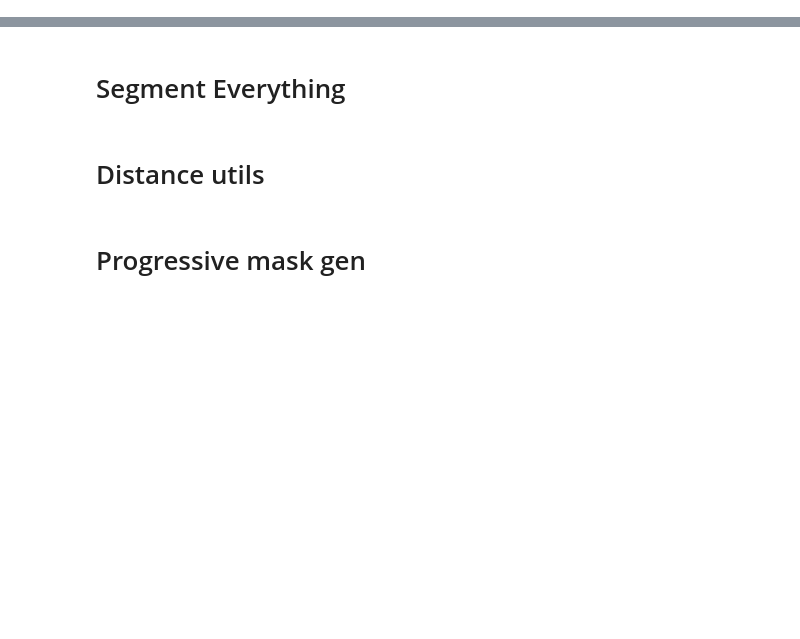
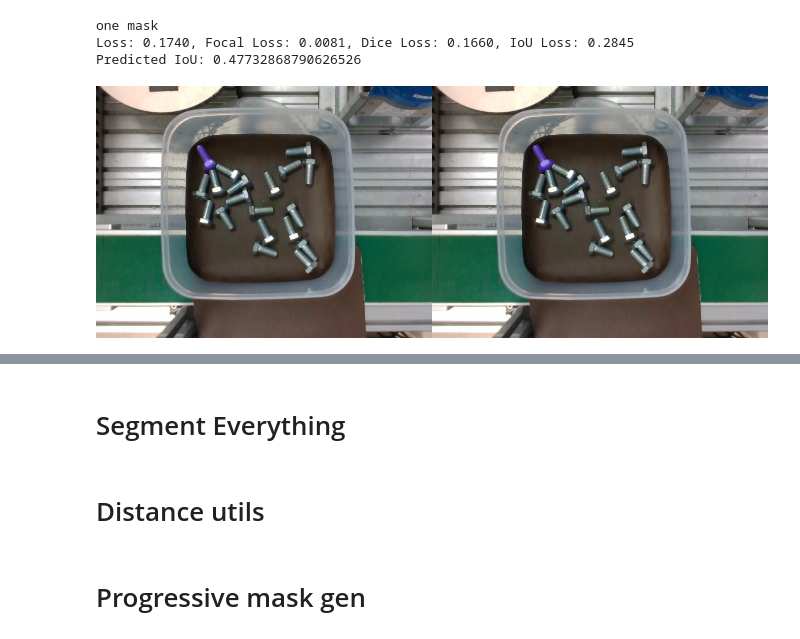
Before and after one commit to andrew-healey/sam-fine-tuning, a Jupyter notebook: ft-train.test.ipynb, the cells around one changed output, grey strips where cells are left out. Cells and saved outputs as stored; diff of their text form; code cells hidden in the pictures; blank space fills up the shorter version.

```diff
--- a/ft-train.test.ipynb
+++ b/ft-train.test.ipynb
@@ -21,6 +21,8 @@ vit_r = 8
 
 # train the image encoder's patch embedding CNN? Highly recommended.
 vit_patch_embed = True
+
+num_refinement_steps = 0
 
 """
 TRAINING
@@ -46,6 +48,8 @@ growth_radius = 15
 
 # train on semantic segmentation or point/box-to-mask?
 tasks = ["sem_seg","point","box","cls"]
+
+points_per_mask = 1
 # %%
 import sys
 import os
@@ -128,7 +179,7 @@ if grow_masks:
     grow_dataset_masks(train_dataset,growth_radius=growth_radius)
     grow_dataset_masks(valid_dataset,growth_radius=growth_radius)
 # %%
-from fine_tune.common import SamBoxDataset, SamPointDataset, SamNextMaskDataset, RandomPointDataset, SamSemSegDataset, SamComboDataset, get_max_iou_masks
+from fine_tune.common import SamBoxDataset, SamPointDataset, SamNextMaskDataset, RandomPointDataset, SamDummyMaskDataset, SamSemSegDataset, SamComboDataset, get_max_iou_masks
 
 import torch
 device = torch.device('cuda:0')
@@ -140,6 +191,7 @@ dataset_makers = {
     "box": lambda ds: SamBoxDataset(ds,predictor,device),
     "point": lambda ds: SamPointDataset(ds,predictor,device,points_per_mask=1),
     "cls": lambda ds: SamMidasBinaryClassification(ds,predictor,device),
+    "dummy": lambda ds: SamDummyMaskDataset(ds,predictor,device),
 }
 
 def prep_datasets(ds):
@@ -159,7 +211,8 @@ import numpy as np
 initial_lr = 2e-4
 weight_decay = 0.1
 
-warmup_steps = 25000
+
+warmup_steps = 500
 total_steps = 150_000
 batch_size = 5 # perform gradient accumulation for this--they do 256 images per batch.
 log_period = 200 # a few batches
@@ -431,6 +536,7 @@ cfg = {
     "num_classes": num_classes,
     "tasks": tasks,
     "use_valid": use_valid,
+    "num_refinement_steps": num_refinement_steps,
 }
 
 with open(f'cfg_{run_num}.json', 'w') as f:
@@ -455,55 +575,85 @@ evaluate()
 # %%
 from random import randint
-idx = randint(0,len(valid_curr_dataset)-1)
 
-decoder_input, gt_masks, gt_cls_logits, (input_size,original_size), img, (unresized_img,resized_img) = valid_curr_dataset[idx]
+v_c_ds = valid_curr_dataset
+idx = randint(0,len(v_c_ds)-1)
+
+decoder_input, gt_masks, gt_cls_logits, (input_size,original_size), img, (unresized_img,resized_img) = v_c_ds[idx]
+has_fresh_prompt = True
+num_refinements_left = num_refinement_steps
 new_input = {**decoder_input}
-print("one mask" if len(gt_masks) == 1 else "multiple masks")
+while has_fresh_prompt:
+    has_fresh_prompt = False
 
-with torch.no_grad():
-    if use_cnn:
-        cnn_embedding = cnn_sam(unresized_img,resized_img)[0]
-        curr_embedding = decoder_input["image_embeddings"]
-        new_input["image_embeddings"] = curr_embedding + cnn_embedding
-    low_res_masks, iou_predictions, cls_pred_logits = mask_decoder(**new_input)
+    print("one mask" if len(gt_masks) == 1 else "multiple masks")
 
-# upscaled_masks = F.interpolate(low_res_masks, size=img.shape[:2], mode="bilinear", align_corners=False)
-upscaled_masks = predictor.model.postprocess_masks(low_res_masks, input_size, original_size).to(device)
-binary_masks = normalize(threshold(upscaled_masks + 0.1, 0.0, 0)).to(device)[0,:,:,:]
+    with torch.no_grad():
+        if use_cnn:
+            cnn_embedding = cnn_sam(unresized_img,resized_img)[0]
+            curr_embedding = decoder_input["image_embeddings"]
+            new_input["image_embeddings"] = curr_embedding + cnn_embedding
+        low_res_masks, iou_predictions, cls_pred_logits = mask_decoder(**new_input)
 
-max_idx = torch.argmax(iou_predictions).item()
-iou = iou_predictions[max_idx].item()
+    # upscaled_masks = F.interpolate(low_res_masks, size=img.shape[:2], mode="bilinear", align_corners=False)
+    upscaled_masks = predictor.model.postprocess_masks(low_res_masks, input_size, original_size).to(device)
+    binary_masks = normalize(threshold(upscaled_masks + 0.1, 0.0, 0)).to(device)[0,:,:,:]
 
-gt_binary_mask, binary_mask,*_ = get_max_iou_masks(gt_masks,binary_masks)
-binary_mask = binary_masks[max_idx]
+    max_idx = torch.argmax(iou_predictions).item()
+    iou = iou_predictions[max_idx].item()
+
+    gt_binary_mask, binary_mask,*_ = get_max_iou_masks(gt_masks,binary_masks)
+    binary_mask = binary_masks[max_idx]
+
+    if num_refinements_left > 0:
+        has_fresh_prompt = True
+        num_refinements_left -= 1
+
+        new_prompt = make_refinement_prompt(binary_mask, gt_binary_mask)
+        new_decoder_input, gt_masks = curr_dataset.prompt_to_tensors(new_prompt, sizing)
+
+        # extract image_embeddings and context_embeddings from old decoder_input
+        new_input = {
+                    **new_input,
+                    "dense_prompt_embeddings": decoder_input["dense_prompt_embeddings"],
+                    # "image_embeddings": decoder_input["image_embeddings"],
+                    # "context_embeddings": decoder_input["context_embeddings"],
+                    # **new_decoder_input,
+        }
+
+
 
 from PIL import Image
 import numpy as np
 
 from persam.persam_f import calculate_iou_loss, calculate_dice_loss, calculate_sigmoid_focal_loss
 
 with torch.no_grad():
 
     pred_logits = cls_pred_logits[0,max_idx]
     assert pred_logits.shape == (mask_decoder.num_classes,),f"pred_logits.shape: {pred_logits.shape}"
     if gt_cls_logits is None:
         cls_loss = 0
     else:
         cls_loss = bce(pred_logits, gt_cls_logits[0].to(device))
 
     flat_binary_mask = binary_mask.view(1,-1)
     flat_gt_binary_mask = gt_binary_mask.view(1,-1)
 
     focal_loss = calculate_sigmoid_focal_loss(flat_binary_mask, flat_gt_binary_mask,should_sigmoid=False)
     dice_loss = calculate_dice_loss(flat_binary_mask, flat_gt_binary_mask, should_sigmoid=False)
     iou_loss = calculate_iou_loss(flat_binary_mask, flat_gt_binary_mask, should_sigmoid=False)
     loss = focal_loss + dice_loss
     print(f"Loss: {loss:.4f}, Focal Loss: {focal_loss:.4f}, Dice Loss: {dice_loss:.4f}, IoU Loss: {iou_loss:.4f}")
 
 print("Predicted IoU:",iou)
-print("Predicted class:",torch.argmax(pred_logits).item(),"GT class:",torch.argmax(gt_cls_logits[0]).item())
+# print("Predicted class:",torch.argmax(pred_logits).item(),"GT class:",torch.argmax(gt_cls_logits[0]).item())
 
 clip_together_imgs(mask_to_img(binary_mask,img),mask_to_img(gt_binary_mask,img))
+# %% [output]
+one mask
+Loss: 0.1740, Focal Loss: 0.0081, Dice Loss: 0.1660, IoU Loss: 0.2845
+Predicted IoU: 0.47732868790626526
+[figure, added]
 # %%
 upscaled_masks = F.interpolate(low_res_masks, size=img.shape[:2], mode="bilinear", align_corners=False)
 # upscaled_masks = predictor.model.postprocess_masks(low_res_masks, input_size, original_size).to(device)
```
Also changed, not shown: parts of 16 cells of this notebook, 7 other files.
